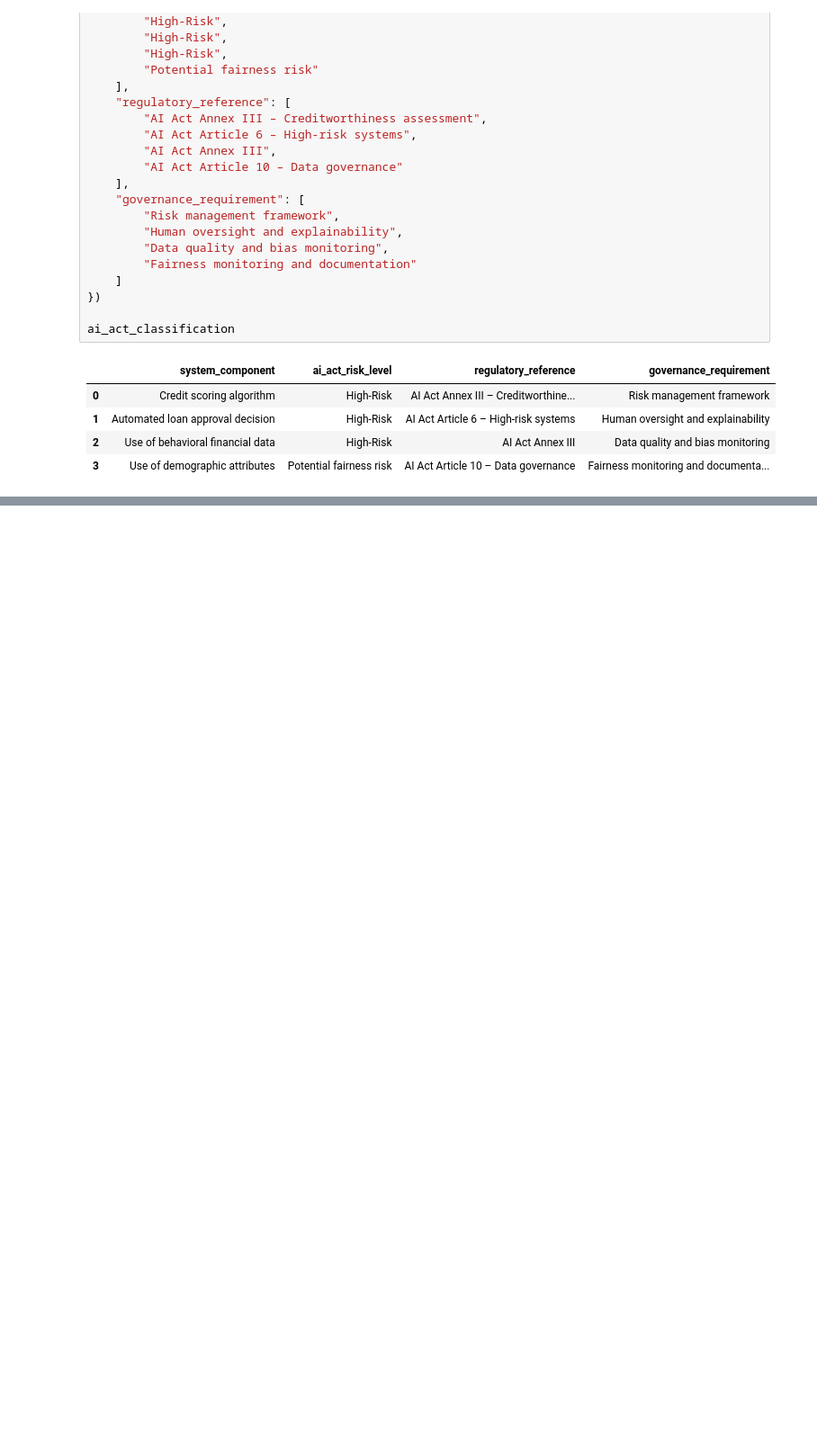
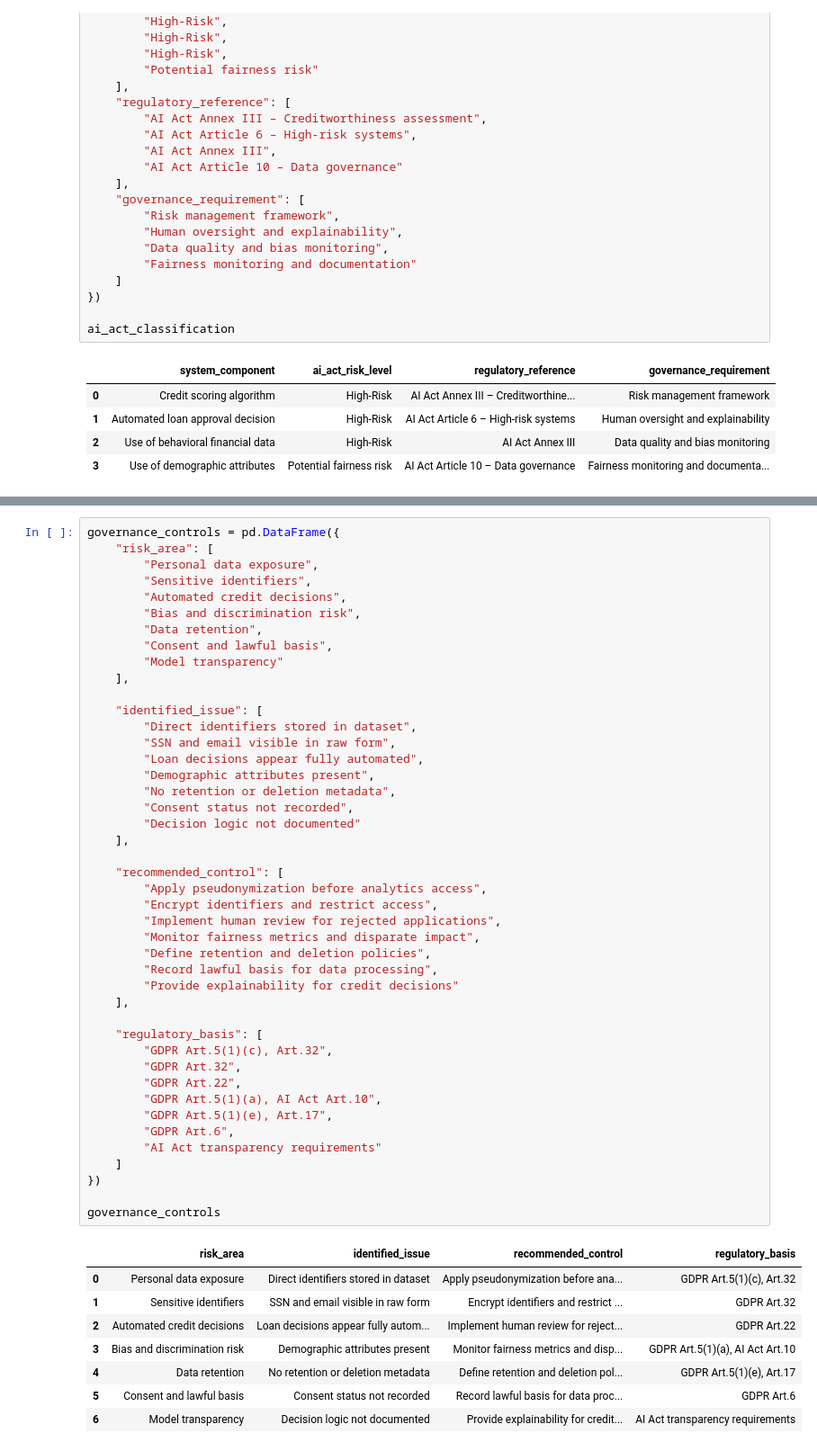
Before and after one commit to jmroque7/dego-project-team-14-TXB, a Jupyter notebook: Notebooks/03-privacy-demo.ipynb, the cells around one changed output, grey strips where cells are left out. Shown at 90% size. Saved outputs shown, nothing was run; the diff lists cells and outputs as text; blank space fills up the shorter version.

Commit message:
Complete privacy, GDPR and AI governance analysis

```diff
--- a/Notebooks/03-privacy-demo.ipynb
+++ b/Notebooks/03-privacy-demo.ipynb
@@ -652,0 +706,53 @@ ai_act_classification
+# %%
+governance_controls = pd.DataFrame({
+    "risk_area": [
+        "Personal data exposure",
+        "Sensitive identifiers",
+        "Automated credit decisions",
+        "Bias and discrimination risk",
+        "Data retention",
+        "Consent and lawful basis",
+        "Model transparency"
+    ],
+
+    "identified_issue": [
+        "Direct identifiers stored in dataset",
+        "SSN and email visible in raw form",
+        "Loan decisions appear fully automated",
+        "Demographic attributes present",
+        "No retention or deletion metadata",
+        "Consent status not recorded",
+        "Decision logic not documented"
+    ],
+
+    "recommended_control": [
+        "Apply pseudonymization before analytics access",
+        "Encrypt identifiers and restrict access",
+        "Implement human review for rejected applications",
+        "Monitor fairness metrics and disparate impact",
+        "Define retention and deletion policies",
+        "Record lawful basis for data processing",
+        "Provide explainability for credit decisions"
+    ],
+
+    "regulatory_basis": [
+        "GDPR Art.5(1)(c), Art.32",
+        "GDPR Art.32",
+        "GDPR Art.22",
+        "GDPR Art.5(1)(a), AI Act Art.10",
+        "GDPR Art.5(1)(e), Art.17",
+        "GDPR Art.6",
+        "AI Act transparency requirements"
+    ]
+})
+
+governance_controls
+# %% [output]
+|  | risk_area | identified_issue | recommended_control | regulatory_basis |
+| 0 | Personal data exposure | Direct identifiers stored in dataset | Apply pseudonymization before ana... | GDPR Art.5(1)(c), Art.32 |
+| 1 | Sensitive identifiers | SSN and email visible in raw form | Encrypt identifiers and restrict ... | GDPR Art.32 |
+| 2 | Automated credit decisions | Loan decisions appear fully autom... | Implement human review for reject... | GDPR Art.22 |
+| 3 | Bias and discrimination risk | Demographic attributes present | Monitor fairness metrics and disp... | GDPR Art.5(1)(a), AI Act Art.10 |
+| 4 | Data retention | No retention or deletion metadata | Define retention and deletion pol... | GDPR Art.5(1)(e), Art.17 |
+| 5 | Consent and lawful basis | Consent status not recorded | Record lawful basis for data proc... | GDPR Art.6 |
+| 6 | Model transparency | Decision logic not documented | Provide explainability for credit... | AI Act transparency requirements |
```
Also changed, not shown: parts of 3 cells of this notebook.
